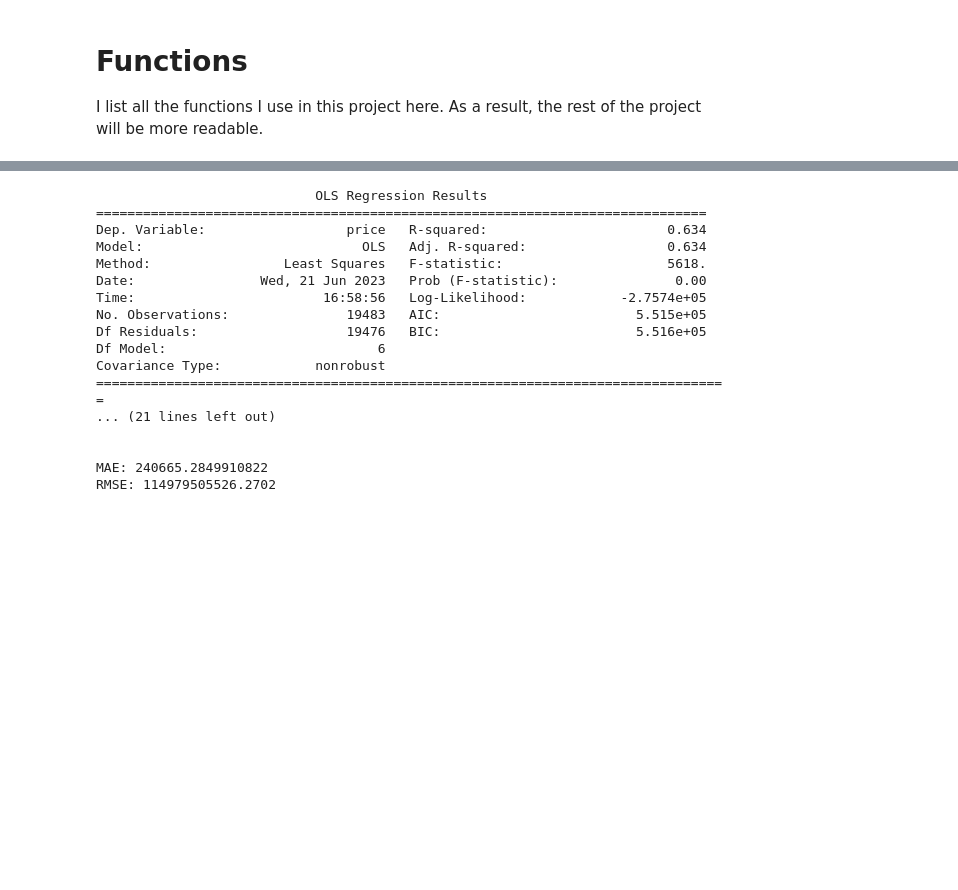
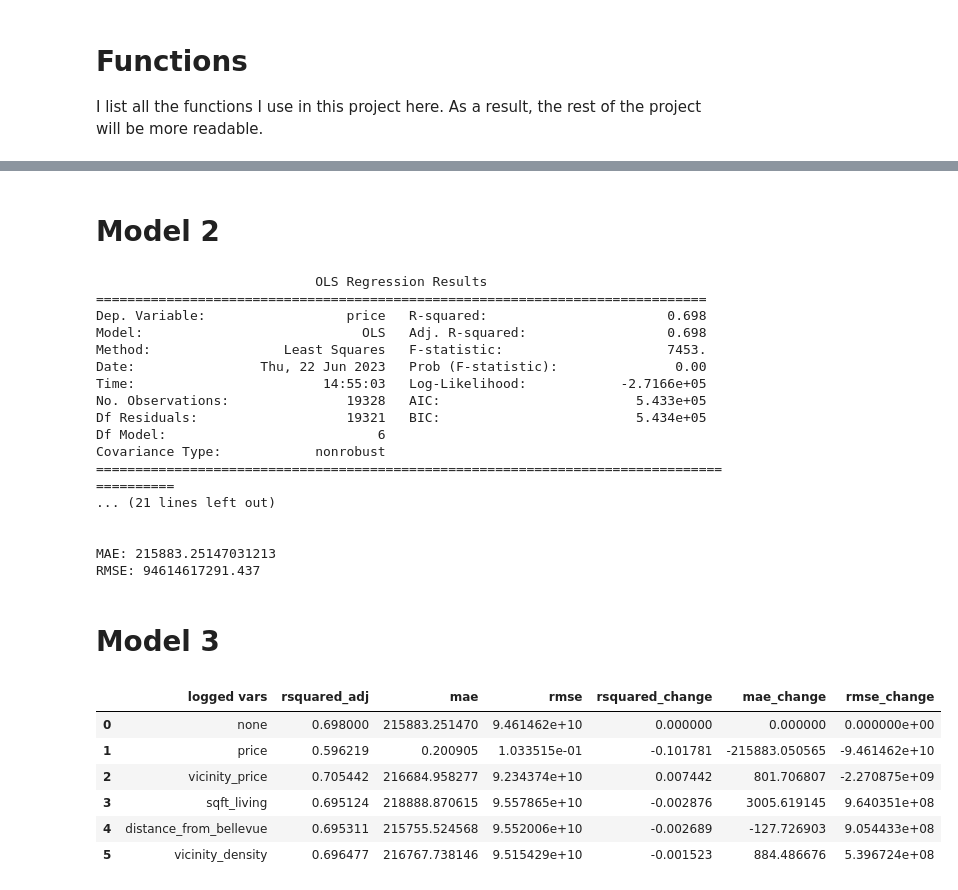
Before and after one commit to Jellohub/phase2_project, a Jupyter notebook: Notebook.ipynb, the cells around one changed output, grey strips where cells are left out. Saved outputs shown, nothing was run; the diff lists cells and outputs as text; code cells hidden in the pictures; blank space fills up the shorter version.

Commit message:
Reorganized notebook, added third model

```diff
--- a/Notebook.ipynb
+++ b/Notebook.ipynb
@@ -255,11 +272,0 @@ After exploring the data a bit, we have decided to:
-# %%
-houses = houses.drop(houses.query('bedrooms < 3 or \
-                      sqft_living < 1500 or\
-                      price > 3_000_000').index)
-
-cols = ['bedrooms', 'bathrooms', 'floors', 'condition', 'view', 'grade', 'heat_source', 'sewer_system']
-houses = value_counts(houses, cols)
-
-houses.drop(['sqft_lot', 'sqft_garage', 'floors', 'grade', 'bathrooms'], axis=1, inplace=True)
-
-houses = houses.query('long > -125 & long < -120 & lat > 47 & lat < 48')
@@ -303,5 +316,7 @@ Initially, I included the "basement" and "patio" variables in this model, but th
+# %% [markdown]
+# Model 2
 # %%
-model = sm.OLS.from_formula(f"price ~ sqft_living + zipcode_price + view + waterfront + density + garage", data=houses)
+model = sm.OLS.from_formula(f"price ~ vicinity_price + grade + sqft_living + bathrooms + distance_from_bellevue + vicinity_density", data=houses)
 results = model.fit()
 print(results.summary())
 print("\n\n")
@@ -311,18 +326,60 @@ print (f"MAE: {mae}\nRMSE: {rmse}")
 # %% [output]
                             OLS Regression Results
 ==============================================================================
-Dep. Variable:                  price   R-squared:                       0.634
-Model:                            OLS   Adj. R-squared:                  0.634
-Method:                 Least Squares   F-statistic:                     5618.
-Date:                Wed, 21 Jun 2023   Prob (F-statistic):               0.00
-Time:                        16:58:56   Log-Likelihood:            -2.7574e+05
-No. Observations:               19483   AIC:                         5.515e+05
-Df Residuals:                   19476   BIC:                         5.516e+05
+Dep. Variable:                  price   R-squared:                       0.698
+Model:                            OLS   Adj. R-squared:                  0.698
+Method:                 Least Squares   F-statistic:                     7453.
+Date:                Thu, 22 Jun 2023   Prob (F-statistic):               0.00
+Time:                        14:55:03   Log-Likelihood:            -2.7166e+05
+No. Observations:               19328   AIC:                         5.433e+05
+Df Residuals:                   19321   BIC:                         5.434e+05
 Df Model:                           6
 Covariance Type:            nonrobust
-=================================================================================
+==========================================================================================
 ... (21 lines left out)
 
 
-MAE: 240665.2849910822
-RMSE: 114979505526.2702
+MAE: 215883.25147031213
+RMSE: 94614617291.437
+# %% [markdown]
+# Model 3
+# %%
+to_log = ['price', 'vicinity_price', 'sqft_living', 'distance_from_bellevue', 'vicinity_density']
+
+log_dict = {'logged vars': ["none"] + to_log,
+            'rsquared_adj': [0.698],
+            'mae': [215883.25147031213],
+            'rmse': [94614617291.437],
+            'rsquared_change': [0],
+            'mae_change': [0],
+            'rmse_change': [0]}
+
+for log in to_log:
+
+    houses_log = houses.copy()
+    houses_log[log] = np.log(houses_log[log])
+
+    model = sm.OLS.from_formula(f"price ~ vicinity_price + grade + sqft_living + bathrooms + distance_from_bellevue + vicinity_density", data=houses_log)
+    results = model.fit()
+
+    mae = mean_absolute_error(houses_log.price, results.predict(houses_log))
+    rmse = mean_squared_error(houses_log.price, results.predict(houses_log))
+    rsquared_adj = results.rsquared_adj
+
+    log_dict['rsquared_adj'].append(rsquared_adj)
+    log_dict['mae'].append(mae)
+    log_dict['rmse'].append(rmse)
+
+    log_dict['rsquared_change'].append(rsquared_adj - 0.698)
+    log_dict['mae_change'].append(mae - 215883.25147031213)
+    log_dict['rmse_change'].append(rmse - 94614617291.437)
+# %%
+pd.DataFrame(log_dict)
+# %% [output]
+|  | logged vars | rsquared_adj | mae | rmse | rsquared_change | mae_change | rmse_change |
+| 0 | none | 0.698000 | 215883.251470 | 9.461462e+10 | 0.000000 | 0.000000 | 0.000000e+00 |
+| 1 | price | 0.596219 | 0.200905 | 1.033515e-01 | -0.101781 | -215883.050565 | -9.461462e+10 |
+| 2 | vicinity_price | 0.705442 | 216684.958277 | 9.234374e+10 | 0.007442 | 801.706807 | -2.270875e+09 |
+| 3 | sqft_living | 0.695124 | 218888.870615 | 9.557865e+10 | -0.002876 | 3005.619145 | 9.640351e+08 |
+| 4 | distance_from_bellevue | 0.695311 | 215755.524568 | 9.552006e+10 | -0.002689 | -127.726903 | 9.054433e+08 |
+| 5 | vicinity_density | 0.696477 | 216767.738146 | 9.515429e+10 | -0.001523 | 884.486676 | 5.396724e+08 |
```
Also changed, not shown: parts of 38 cells of this notebook.
